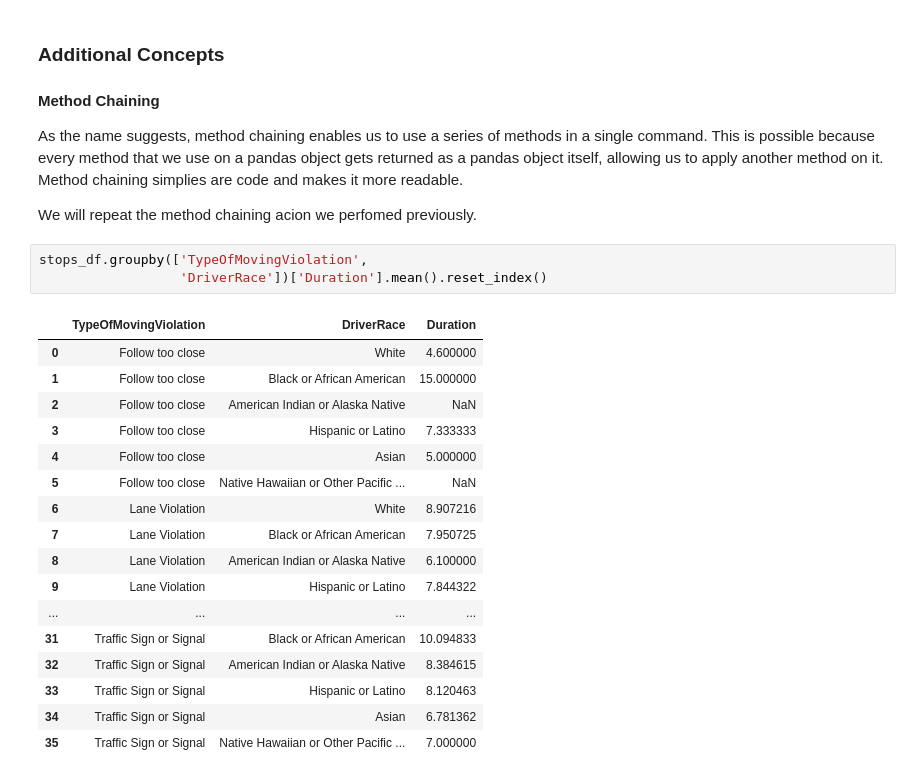
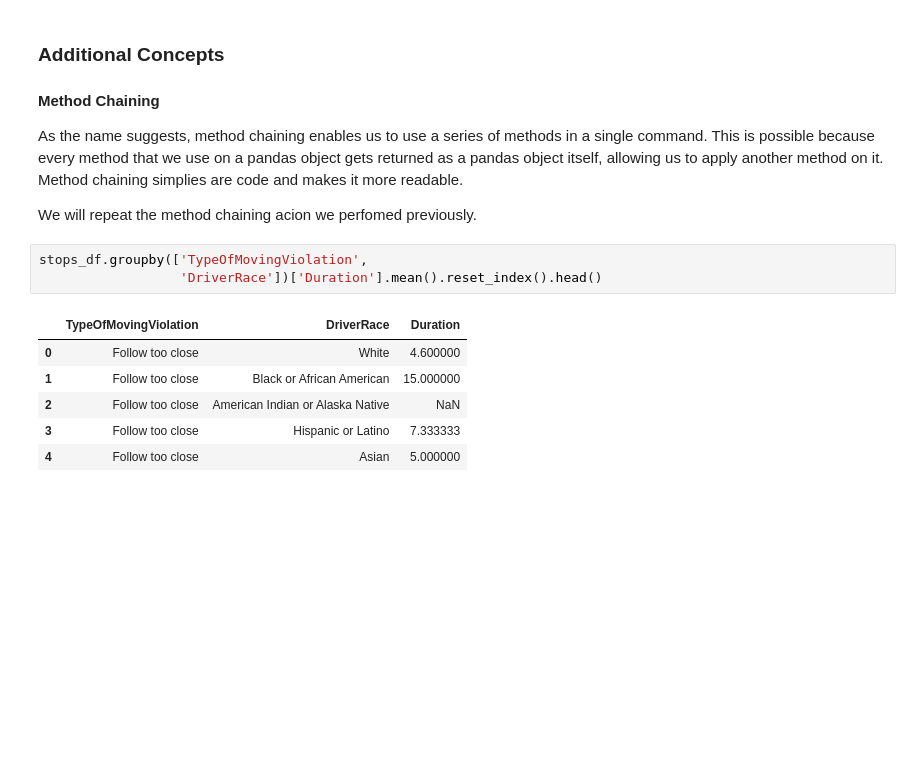
Before and after one commit to rahimrasool/CAN_textbook, a Jupyter notebook: _sources/content/revamped/IntroPandas.ipynb, the cells around one changed output. Drawn from its saved outputs; the diff is of its cells as text; blank space fills up the shorter version.

```diff
--- a/_sources/content/revamped/IntroPandas.ipynb
+++ b/_sources/content/revamped/IntroPandas.ipynb
@@ -831,22 +833,11 @@ As the name suggests, method chaining enables us to use a series of methods in a
 We will repeat the method chaining acion we perfomed previously.
 # %%
 stops_df.groupby(['TypeOfMovingViolation',
-                  'DriverRace'])['Duration'].mean().reset_index()
+                  'DriverRace'])['Duration'].mean().reset_index().head()
 # %% [output]
 |  | TypeOfMovingViolation | DriverRace | Duration |
 | 0 | Follow too close | White | 4.600000 |
 | 1 | Follow too close | Black or African American | 15.000000 |
 | 2 | Follow too close | American Indian or Alaska Native | NaN |
 | 3 | Follow too close | Hispanic or Latino | 7.333333 |
 | 4 | Follow too close | Asian | 5.000000 |
-| 5 | Follow too close | Native Hawaiian or Other Pacific ... | NaN |
-| 6 | Lane Violation | White | 8.907216 |
-| 7 | Lane Violation | Black or African American | 7.950725 |
-| 8 | Lane Violation | American Indian or Alaska Native | 6.100000 |
-| 9 | Lane Violation | Hispanic or Latino | 7.844322 |
-| ... | ... | ... | ... |
-| 31 | Traffic Sign or Signal | Black or African American | 10.094833 |
-| 32 | Traffic Sign or Signal | American Indian or Alaska Native | 8.384615 |
-| 33 | Traffic Sign or Signal | Hispanic or Latino | 8.120463 |
-| 34 | Traffic Sign or Signal | Asian | 6.781362 |
-| 35 | Traffic Sign or Signal | Native Hawaiian or Other Pacific ... | 7.000000 |
```
Also changed, not shown: parts of 11 cells of this notebook, 5 other files.
